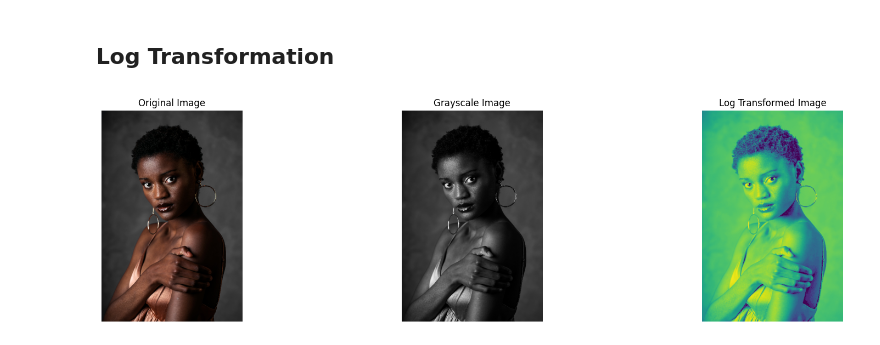
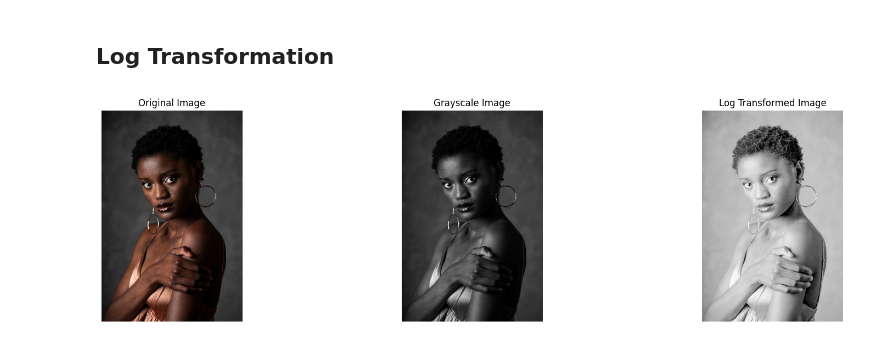
Before and after one commit to itspriyambhattacharya/opencv_learning, a Jupyter notebook: 01_basic_practice.ipynb, the cells around one changed output. Cells and saved outputs as stored; diff of their text form; code cells hidden in the pictures.

```diff
--- a/01_basic_practice.ipynb
+++ b/01_basic_practice.ipynb
@@ -95,32 +95,32 @@ img = cv2.cvtColor(image, cv2.COLOR_BGR2RGB)
 
 gray = cv2.cvtColor(image, cv2.COLOR_BGR2GRAY)
 
 
 gray_log = gray.astype(np.float32)
 logImg = np.log1p(gray_log)
 logImg = cv2.normalize(logImg, None, 0, 255, cv2.NORM_MINMAX)
 logImg=logImg.astype(np.uint8)
 
 plt.figure(figsize=(20, 5))
 
 plt.subplot(1, 3, 1)
 plt.axis("off")
 plt.title("Original Image")
 plt.imshow(img)
 
 plt.subplot(1, 3, 2)
 plt.axis("off")
 plt.title("Grayscale Image")
 plt.imshow(gray, cmap='gray')
 
 plt.subplot(1, 3, 3)
 plt.axis('off')
 plt.title("Log Transformed Image")
-plt.imshow(logImg)
+plt.imshow(logImg, cmap='gray')
 
 
 cv2.imshow("Log Transform", logImg)
 cv2.waitKey(0)
 cv2.destroyAllWindows()
 # %% [output]
-[figure, old version]
+[figure, new version]
```
